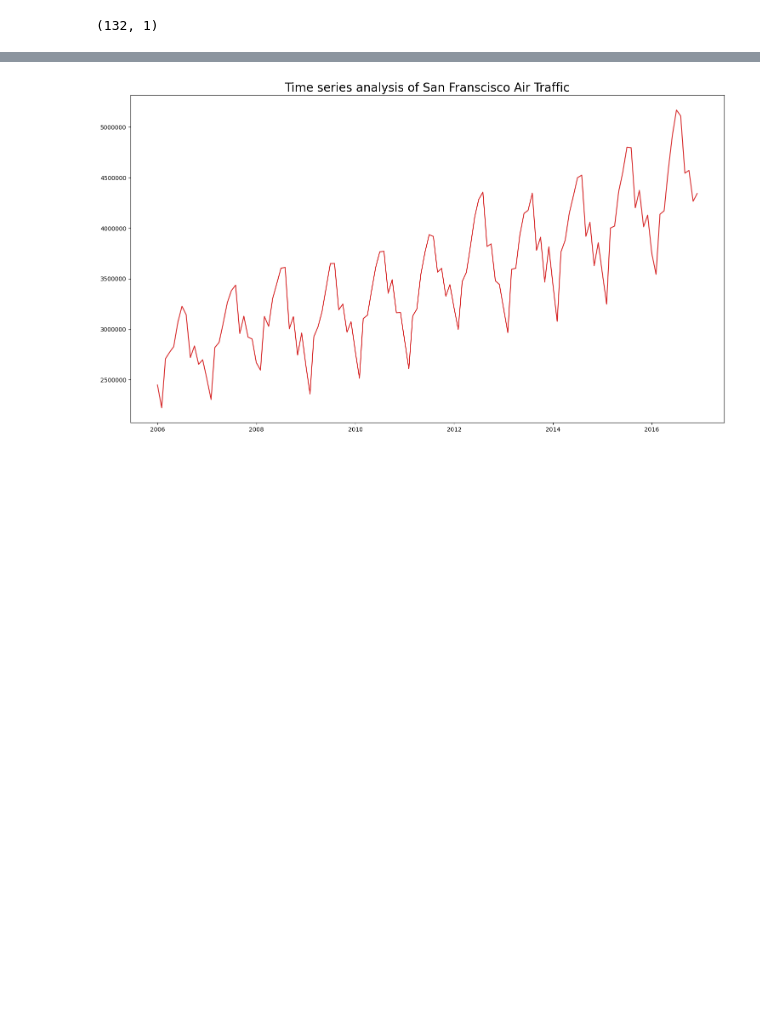
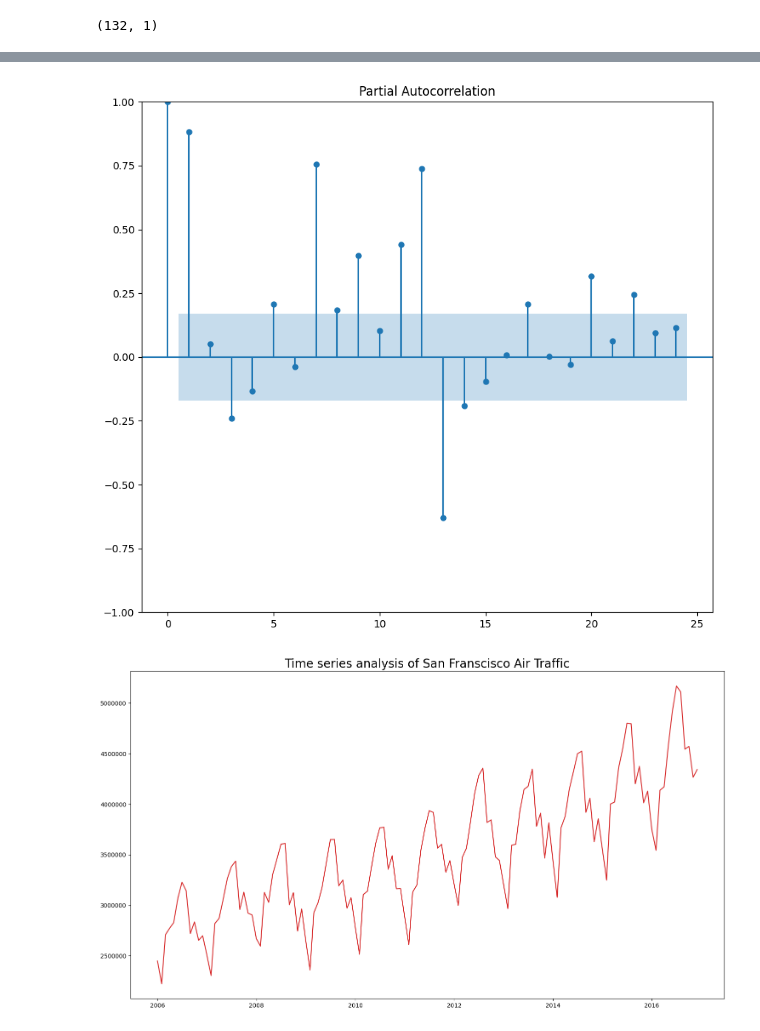
Before and after one commit to yastiaisyah/AnalisisDataForensik, a Jupyter notebook: CH7.ipynb, the cells around one changed output, grey strips where cells are left out. Drawn from its saved outputs; the diff is of its cells as text; code cells hidden in the pictures; blank space fills up the shorter version.

```diff
--- a/CH7.ipynb
+++ b/CH7.ipynb
@@ -47,3 +183,10 @@ air_traffic_data.shape
+# %%
+#Plot Partial Autocorrelation
+fig = plot_pacf(air_traffic_data['Total Passenger Count'],method = 'ols', lags=24)
+fig.set_size_inches((10, 9))
+plt.show()
+# %% [output]
+[figure, added]
 # %%
 #Plot time series using line plot
 plt.figure(figsize= (18,10))
```
Also changed, not shown: parts of 24 cells of this notebook.
